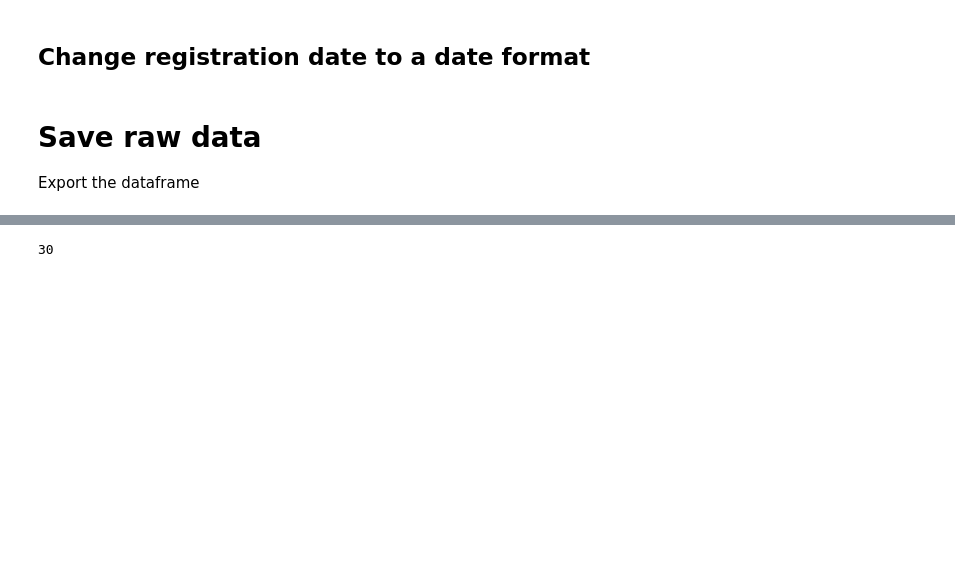
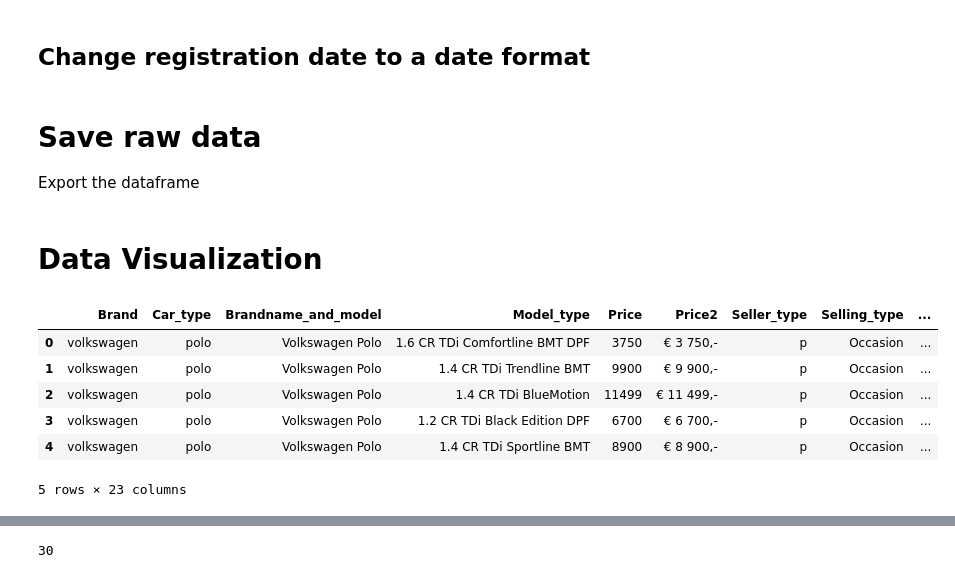
Before and after one commit to guidel96/autoscout24, a Jupyter notebook: scraper.ipynb, the cells around one changed output, grey strips where cells are left out. Saved outputs shown, nothing was run; the diff lists cells and outputs as text; code cells hidden in the pictures; blank space fills up the shorter version.

Commit message:
strated visualization part
updated

```diff
--- a/scraper.ipynb
+++ b/scraper.ipynb
@@ -421,0 +434,2 @@ pd.to_csv("./Used_cars.csv")
+# %% [markdown]
+# Data Visualization
@@ -421,0 +440,10 @@ pd.to_csv("./Used_cars.csv")
+# %%
+Used_Car.head()
+# %% [output]
+|  | Brand | Car_type | Brandname_and_model | Model_type | Price | Price2 | Seller_type | Selling_type | ... |
+| 0 | volkswagen | polo | Volkswagen Polo | 1.6 CR TDi Comfortline BMT DPF | 3750 | € 3 750,- | p | Occasion | ... |
+| 1 | volkswagen | polo | Volkswagen Polo | 1.4 CR TDi Trendline BMT | 9900 | € 9 900,- | p | Occasion | ... |
+| 2 | volkswagen | polo | Volkswagen Polo | 1.4 CR TDi BlueMotion | 11499 | € 11 499,- | p | Occasion | ... |
+| 3 | volkswagen | polo | Volkswagen Polo | 1.2 CR TDi Black Edition DPF | 6700 | € 6 700,- | p | Occasion | ... |
+| 4 | volkswagen | polo | Volkswagen Polo | 1.4 CR TDi Sportline BMT | 8900 | € 8 900,- | p | Occasion | ... |
+5 rows × 23 columns
```
Also changed, not shown: parts of 14 cells of this notebook, 1 other file.
